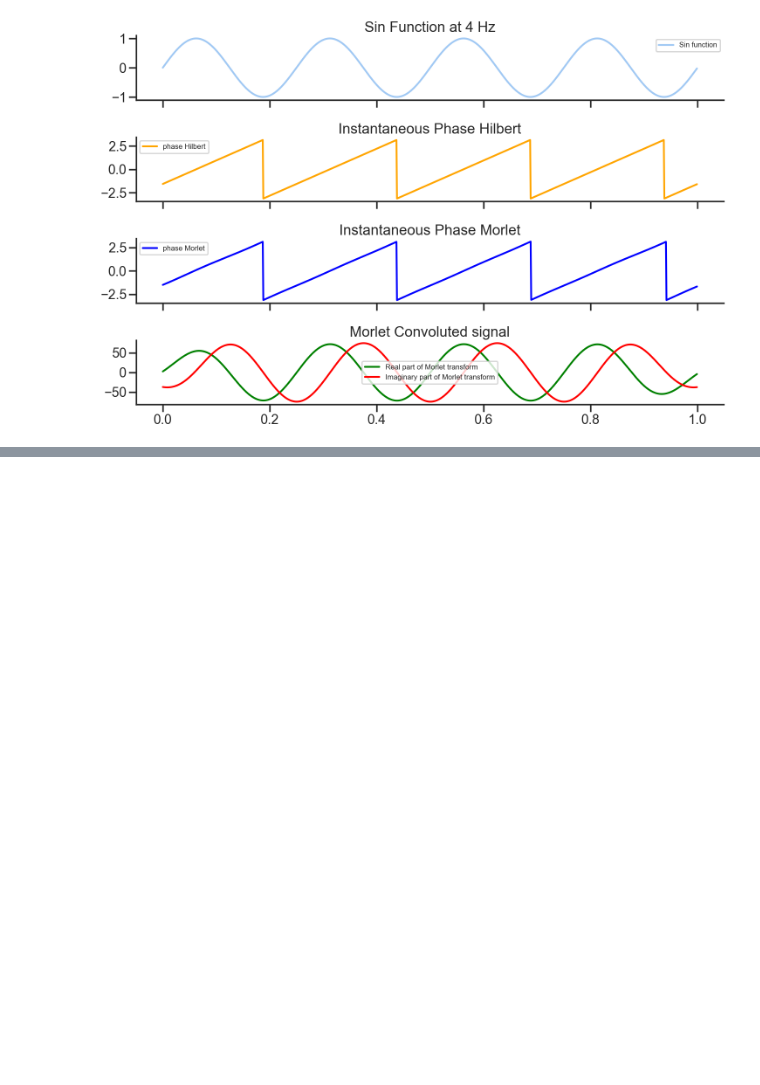
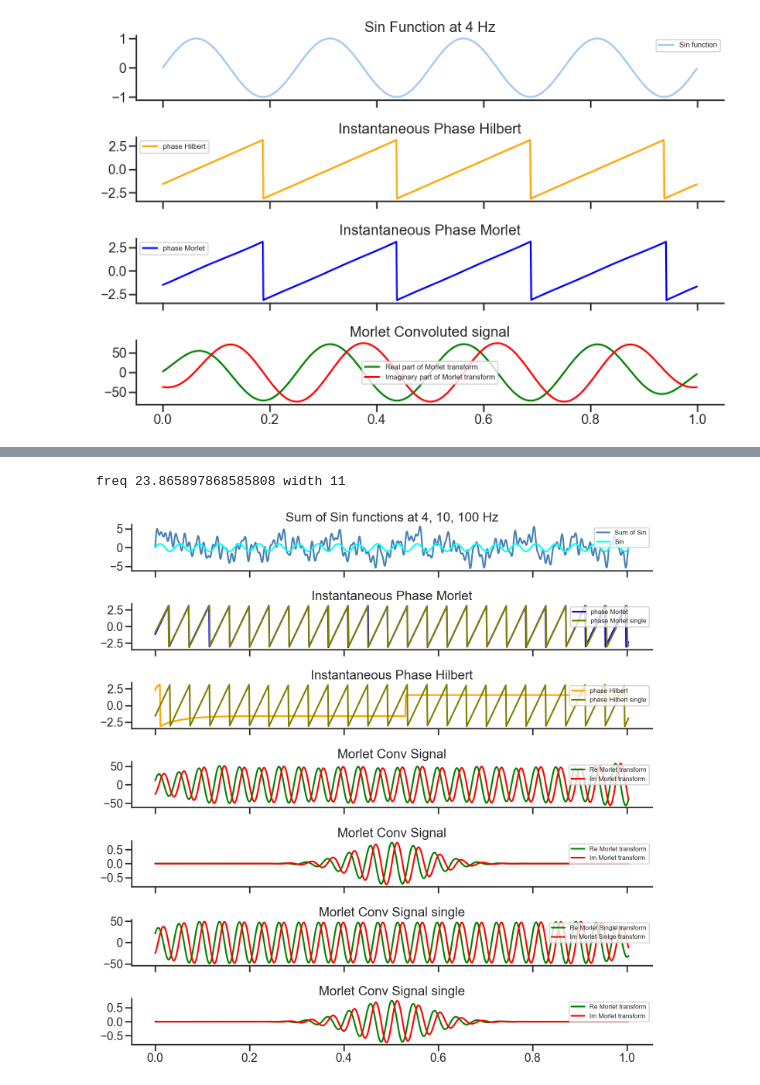
Before and after one commit to gdelfe/Ketamine_effects_on_the_brain, a Jupyter notebook: python/Phase_extraction_wavelets.ipynb, the cells around one changed output, grey strips where cells are left out. Drawn from its saved outputs; the diff is of its cells as text; code cells hidden in the pictures; blank space fills up the shorter version.

Commit message:
added Morlet wavelet with n cycles in the Gaussian Kernel

```diff
--- a/python/Phase_extraction_wavelets.ipynb
+++ b/python/Phase_extraction_wavelets.ipynb
@@ -863,0 +250,80 @@ LfpS.shape[0]/250/60
+# %%
+fs = 1000
+f = freq[5]
+scale = 1
+width = int(f/2)
+
+combined_sin_wave = combined_sin_wave2[0:]
+t = t2[0:]
+
+print('freq',f,'width',width)
+# Combined Sin function
+phase_hilbert = instantaneous_phase_hilbert(combined_sin_wave, 3.5, 4.5, fs)
+phase_morlet, wavelet_morlet, convolution_morlet = instantaneous_phase_wavelet(combined_sin_wave, width, scale, f)
+
+# single Sin function
+
+sin_wave = np.sin(2 * np.pi * f * t)
+# Morlet
+wavelet_single = morlet(M=len(sin_wave), w= width, s=scale)  # w is the width parameter, s is the scaling factor
+convolution_single = np.convolve(sin_wave, wavelet_single, mode='same')
+phase_morlet_single = np.angle(convolution_single)
+
+# Hilbert
+analytic_signal = hilbert(sin_wave)
+phase_hilbert_single = np.angle(analytic_signal)
+
+
+# Plot the sin function, the phase, and the Morlet transform
+fig, axs = plt.subplots(7, 1, figsize=(14, 10), sharex=True)
+fig.set_size_inches(15, 15)
+
+# Sin function
+axs[0].plot(t, combined_sin_wave, label='Sum of Sin',color='steelblue')
+axs[0].plot(t, sin_wave, label='Sin',color='aqua')
+axs[0].set_title('Sum of Sin functions at 4, 10, 100 Hz')
+axs[0].legend(fontsize=12, loc='upper right')
+
+# Instantaneous phase Morlet
+axs[1].plot(t, phase_morlet, label='phase Morlet', color='blue')
+axs[1].plot(t, phase_morlet_single, label='phase Morlet single', color='olive')
+axs[1].set_title('Instantaneous Phase Morlet')
+axs[1].legend(fontsize=12, loc='upper right')
+
+
+# Instantaneous phase Hilbert
+axs[2].plot(t, phase_hilbert, label='phase Hilbert', color='orange')
+axs[2].plot(t, phase_hilbert_single, label='phase Hilbert single', color='olive')
+axs[2].set_title('Instantaneous Phase Hilbert')
+axs[2].legend(fontsize=12, loc='upper right')
+
+# Morlet convolution
+axs[3].plot(t, convolution_morlet.real, label='Re Morlet transform', color='green')
+axs[3].plot(t, convolution_morlet.imag, label='Im Morlet transform', color='red')
+axs[3].set_title('Morlet Conv Signal')
+axs[3].legend(fontsize=12, loc='upper right')
+
+# Morlet wavelet
+axs[4].plot(t, wavelet_morlet.real, label='Re Morlet transform', color='green')
+axs[4].plot(t, wavelet_morlet.imag, label='Im Morlet transform', color='red')
+axs[4].set_title('Morlet Conv Signal')
+axs[4].legend(fontsize=12, loc='upper right')
+
+# Morlet convolution Single
+axs[5].plot(t, convolution_single.real, label='Re Morlet Single transform', color='green')
+axs[5].plot(t, convolution_single.imag, label='Im Morlet Sinlge transform', color='red')
+axs[5].set_title('Morlet Conv Signal single')
+axs[5].legend(fontsize=12, loc='upper right')
+
+# Morlet wavelet Single
+axs[6].plot(t, wavelet_single.real, label='Re Morlet transform', color='green')
+axs[6].plot(t, wavelet_single.imag, label='Im Morlet transform', color='red')
+axs[6].set_title('Morlet Conv Signal single')
+axs[6].legend(fontsize=12, loc='upper right')
+
+# Adjust layout
+plt.tight_layout()
+plt.show()
+# %% [output]
+freq 23.865897868585808 width 11
+[figure, added]
```
Also changed, not shown: parts of 57 cells of this notebook.
